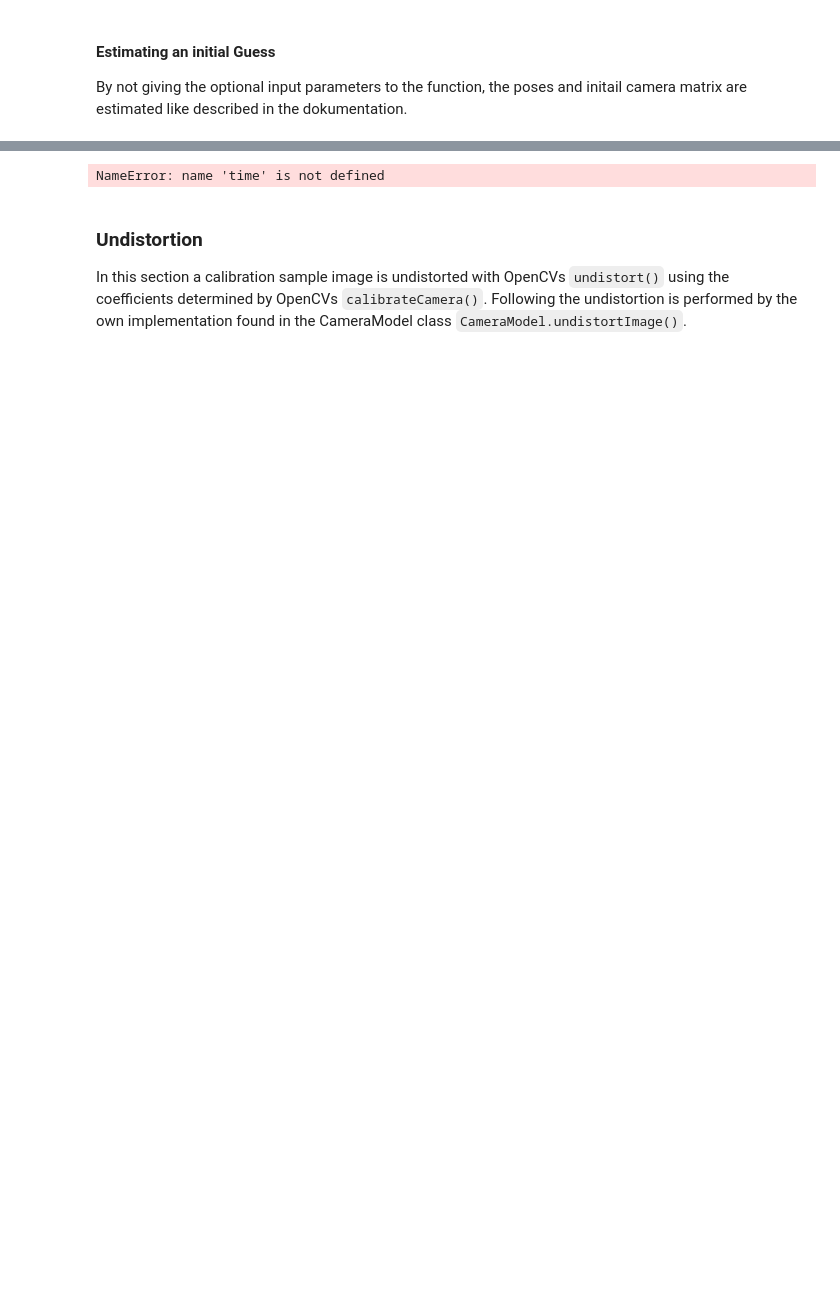
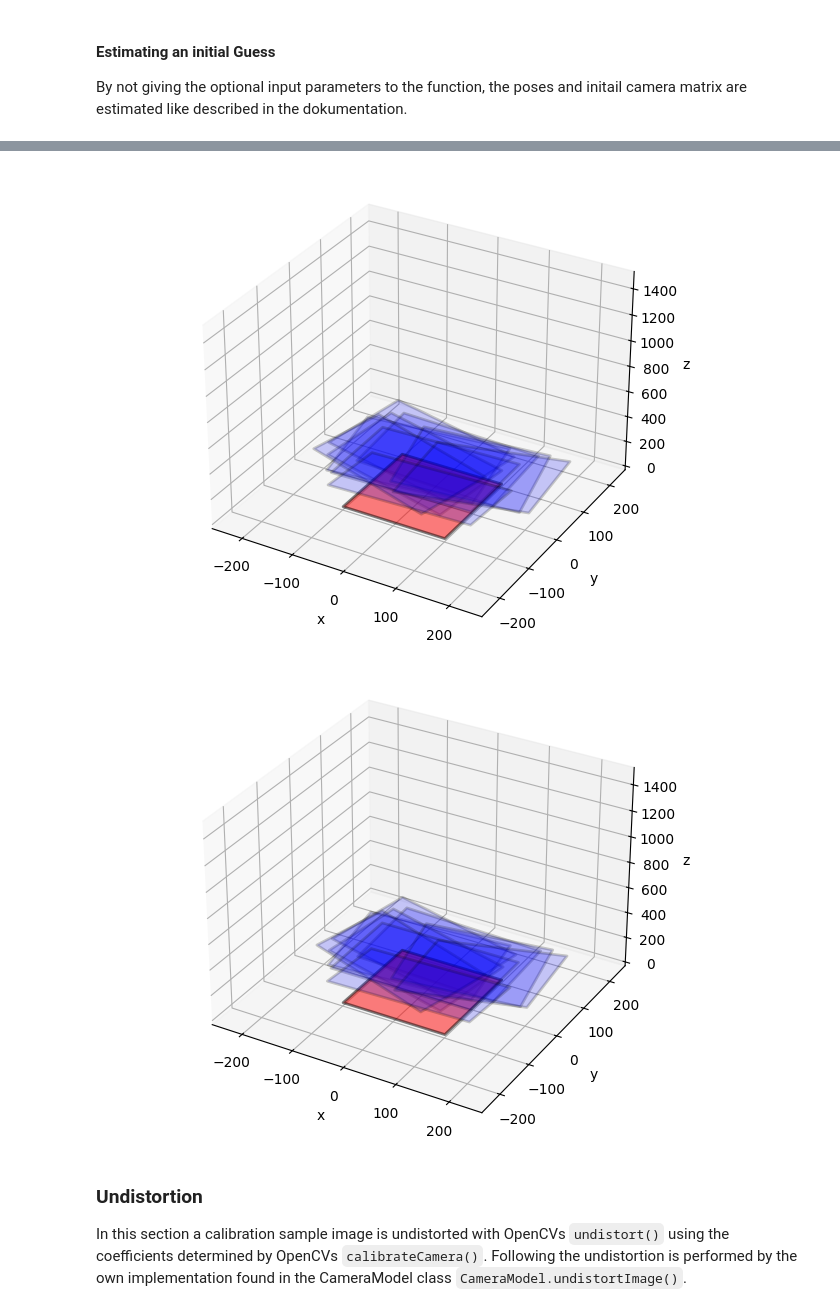
Before and after one commit to samihamza01/ComputerVisionSeminar_CameraCalibration, a Jupyter notebook: src/calibration_comparison.ipynb, the cells around one changed output, grey strips where cells are left out. Drawn from its saved outputs; the diff is of its cells as text; code cells hidden in the pictures; blank space fills up the shorter version.

```diff
--- a/src/calibration_comparison.ipynb
+++ b/src/calibration_comparison.ipynb
@@ -236,7 +238,7 @@ camera_matrix = None
 # Calibrate with OpenCV
 print("Starting calibration with OpenCV:")
 startTime = time.time()
-RMSErrorCV, cameraMatrixCV, distortionVecCV, rVecsCV, tVecsCV = cv.calibrateCamera(objpoints, imgpoints, gray.shape[::-1], camera_matrix, None, r_vecs, t_vecs)
+RMSErrorCV, cameraMatrixCV, distortionVecCV, rVecsCV, tVecsCV = cv.calibrateCamera(objpoints, imgpoints, gray.shape[1::-1], camera_matrix, None, r_vecs, t_vecs)
 stopTime = time.time()
 print(f"Calibration took {stopTime-startTime} s.\n")
 
@@ -244,7 +246,7 @@ print(f"Calibration took {stopTime-startTime} s.\n")
 print("Starting calibration with own implementation:")
 startTime = time.time()
 cam = cm.CameraModel()
-RMSError, rVecs, tVecs = cam.calibrate(objpoints,imgpoints,gray.shape[0:1],camera_matrix,r_vecs,t_vecs)
+RMSError, rVecs, tVecs = cam.calibrate(objpoints,imgpoints,gray.shape[0:2],camera_matrix,r_vecs,t_vecs)
 stopTime = time.time()
 print(f"Calibration took {stopTime-startTime} s.\n")
 
@@ -266,4 +287,5 @@ Starting calibration with OpenCV:
-NameError: name 'time' is not defined
+[figure, added]
+[figure, added]
 # %% [markdown]
 ### Undistortion
 In this section a calibration sample image is undistorted with OpenCVs `undistort()` using the coefficients determined by OpenCVs `calibrateCamera()`. Following the undistortion is performed by the own implementation found in the CameraModel class `CameraModel.undistortImage()`.
```
Also changed, not shown: parts of 4 cells of this notebook, 2 other files.
